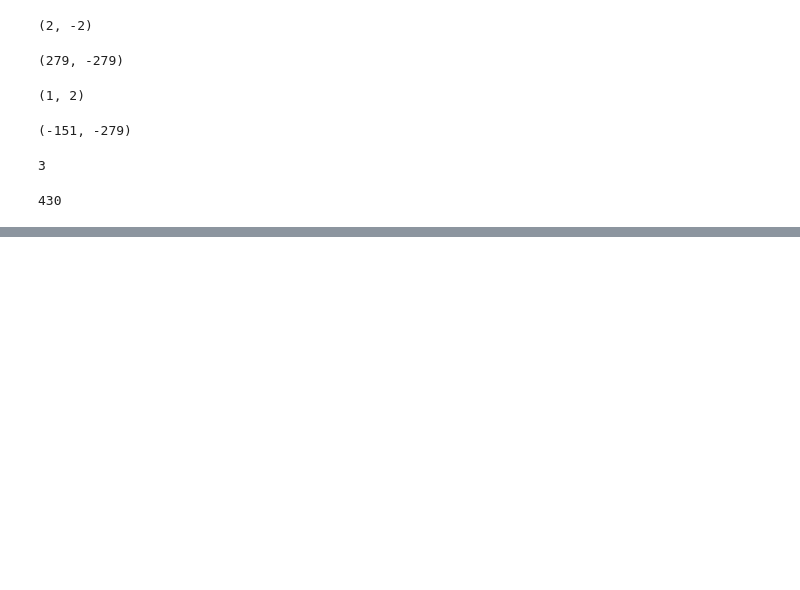
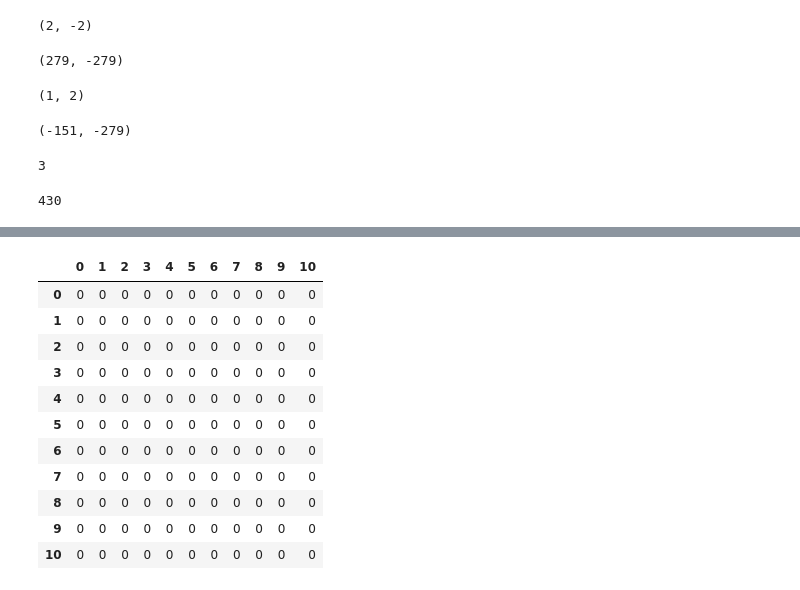
Before and after one commit to ddanieltan/538-riddles, a Jupyter notebook: adventofcode-2017/3-Spiral-memory/solution.ipynb, the cells around one changed output, grey strips where cells are left out. Cells and saved outputs as stored; diff of their text form; code cells hidden in the pictures; blank space fills up the shorter version.

```diff
--- a/adventofcode-2017/3-Spiral-memory/solution.ipynb
+++ b/adventofcode-2017/3-Spiral-memory/solution.ipynb
@@ -129,0 +128,18 @@ Maybe I have to just brute force a script to make this pattern from scratch...
+# %%
+# Create spiraling pattern
+
+grid=pd.DataFrame(np.zeros(shape=[11,11],dtype=np.int))
+grid
+# %% [output]
+|  | 0 | 1 | 2 | 3 | 4 | 5 | 6 | 7 | 8 | 9 | 10 |
+| 0 | 0 | 0 | 0 | 0 | 0 | 0 | 0 | 0 | 0 | 0 | 0 |
+| 1 | 0 | 0 | 0 | 0 | 0 | 0 | 0 | 0 | 0 | 0 | 0 |
+| 2 | 0 | 0 | 0 | 0 | 0 | 0 | 0 | 0 | 0 | 0 | 0 |
+| 3 | 0 | 0 | 0 | 0 | 0 | 0 | 0 | 0 | 0 | 0 | 0 |
+| 4 | 0 | 0 | 0 | 0 | 0 | 0 | 0 | 0 | 0 | 0 | 0 |
+| 5 | 0 | 0 | 0 | 0 | 0 | 0 | 0 | 0 | 0 | 0 | 0 |
+| 6 | 0 | 0 | 0 | 0 | 0 | 0 | 0 | 0 | 0 | 0 | 0 |
+| 7 | 0 | 0 | 0 | 0 | 0 | 0 | 0 | 0 | 0 | 0 | 0 |
+| 8 | 0 | 0 | 0 | 0 | 0 | 0 | 0 | 0 | 0 | 0 | 0 |
+| 9 | 0 | 0 | 0 | 0 | 0 | 0 | 0 | 0 | 0 | 0 | 0 |
+| 10 | 0 | 0 | 0 | 0 | 0 | 0 | 0 | 0 | 0 | 0 | 0 |
```
Also changed, not shown: parts of 12 cells of this notebook.
